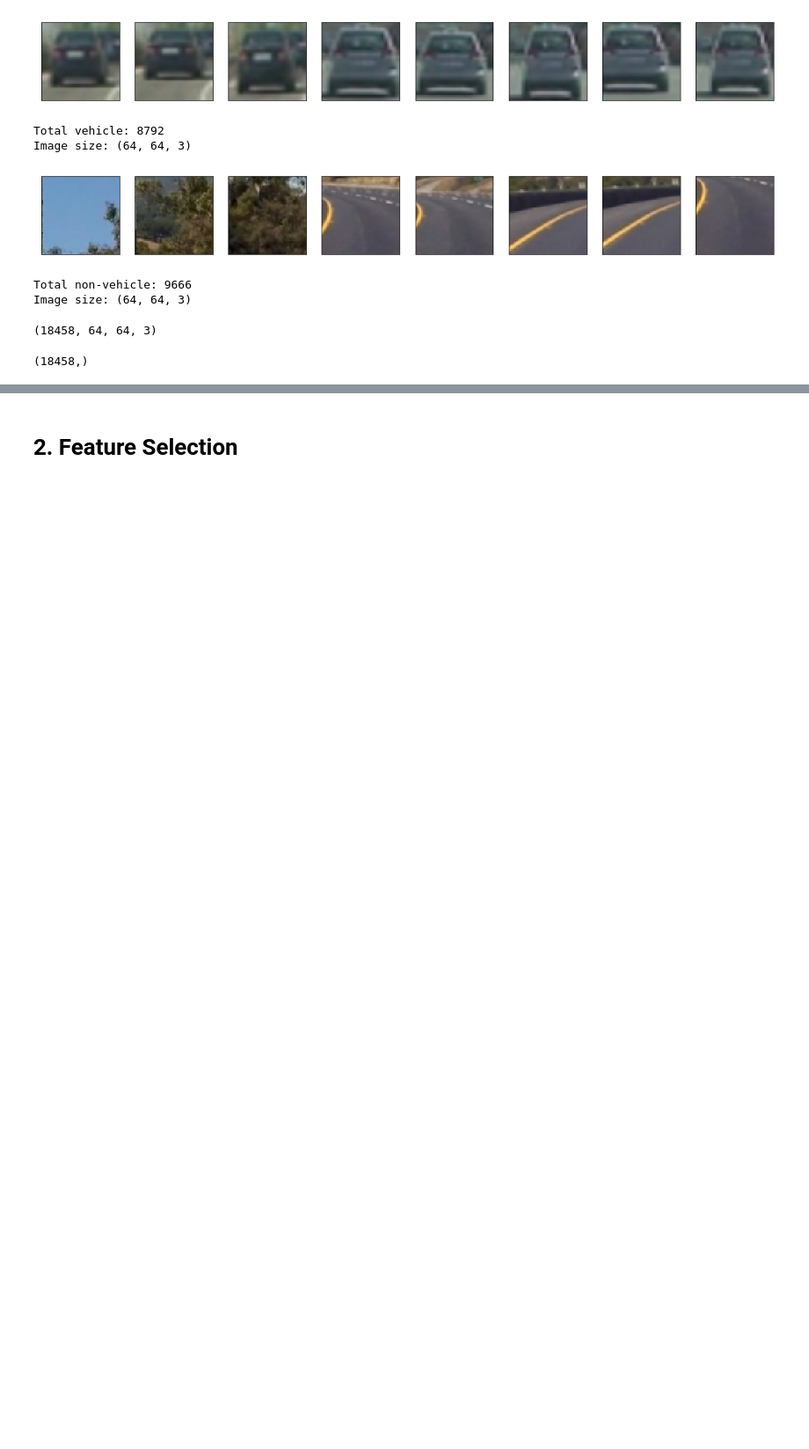
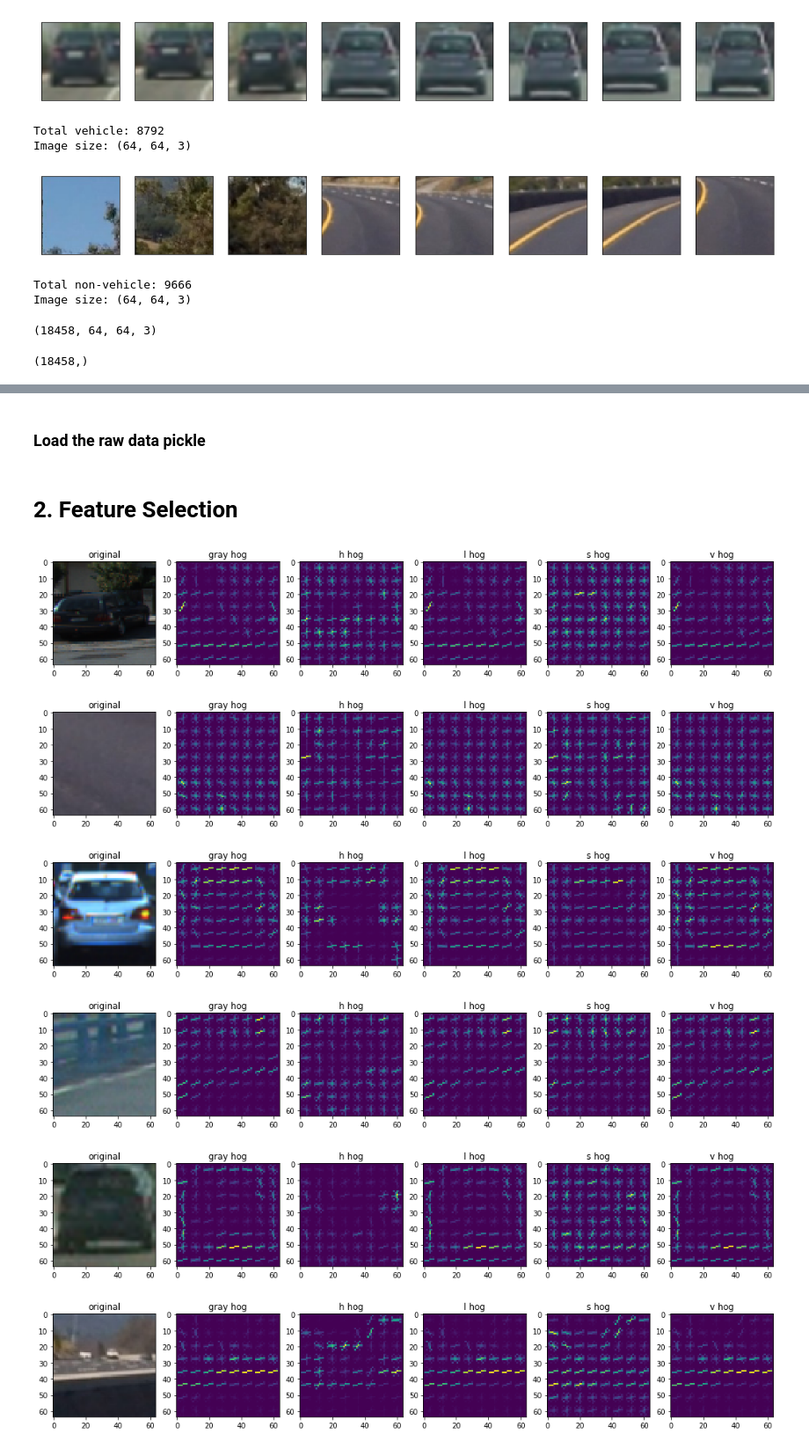
Before and after one commit to philbort/udacity_self_driving_car, a Jupyter notebook: P5_Vehicle_Detection/P5_Vehicle_Detection.ipynb, the cells around one changed output, grey strips where cells are left out. Shown at 88% size. Cells and saved outputs as stored; diff of their text form; code cells hidden in the pictures; blank space fills up the shorter version.

```diff
--- a/P5_Vehicle_Detection/P5_Vehicle_Detection.ipynb
+++ b/P5_Vehicle_Detection/P5_Vehicle_Detection.ipynb
@@ -67,0 +82,2 @@ print(y.shape)
+# %% [markdown]
+### Load the raw data pickle
@@ -70 +106,44 @@ print(y.shape)
+# %%
+def plot_hog_examples(img, orient = 9, pix_per_cell = 8, cell_per_block = 2):
+    gray = cv2.cvtColor(img, cv2.COLOR_RGB2GRAY)
+    hls = cv2.cvtColor(img, cv2.COLOR_RGB2HLS)
+    hsv = cv2.cvtColor(img, cv2.COLOR_RGB2HSV)
+
+    _, ax = plt.subplots(1, 6, figsize = (18, 6))
+    ax[0].imshow(img)
+    ax[0].set_title('original')
+
+    _, gray_hog = get_hog_features(gray, orient, pix_per_cell, cell_per_block, vis = True)
+    ax[1].imshow(gray_hog)
+    ax[1].set_title('gray hog')
+
+    _, h_hog = get_hog_features(hls[:,:,0], orient, pix_per_cell, cell_per_block, vis = True)
+    ax[2].imshow(h_hog)
+    ax[2].set_title('h hog')
+
+    _, l_hog = get_hog_features(hls[:,:,1], orient, pix_per_cell, cell_per_block, vis = True)
+    ax[3].imshow(l_hog)
+    ax[3].set_title('l hog')
+
+    _, s_hog = get_hog_features(hls[:,:,2], orient, pix_per_cell, cell_per_block, vis = True)
+    ax[4].imshow(s_hog)
+    ax[4].set_title('s hog')
+
+    _, v_hog = get_hog_features(hsv[:,:,2], orient, pix_per_cell, cell_per_block, vis = True)
+    ax[5].imshow(v_hog)
+    ax[5].set_title('v hog')
+
+    plt.show()
+# %%
+# Plot different HOGs from random images
+for _ in range(0, 3):
+    plot_hog_examples(mpimg.imread(choice(vehicles)))
+    plot_hog_examples(mpimg.imread(choice(non_vehicles)))
+# %% [output]
+[figure, added]
+[figure, added]
+[figure, added]
+[figure, added]
+[figure, added]
+[figure, added]
 # %%
```
Also changed, not shown: parts of 12 cells of this notebook, 1 other file.
